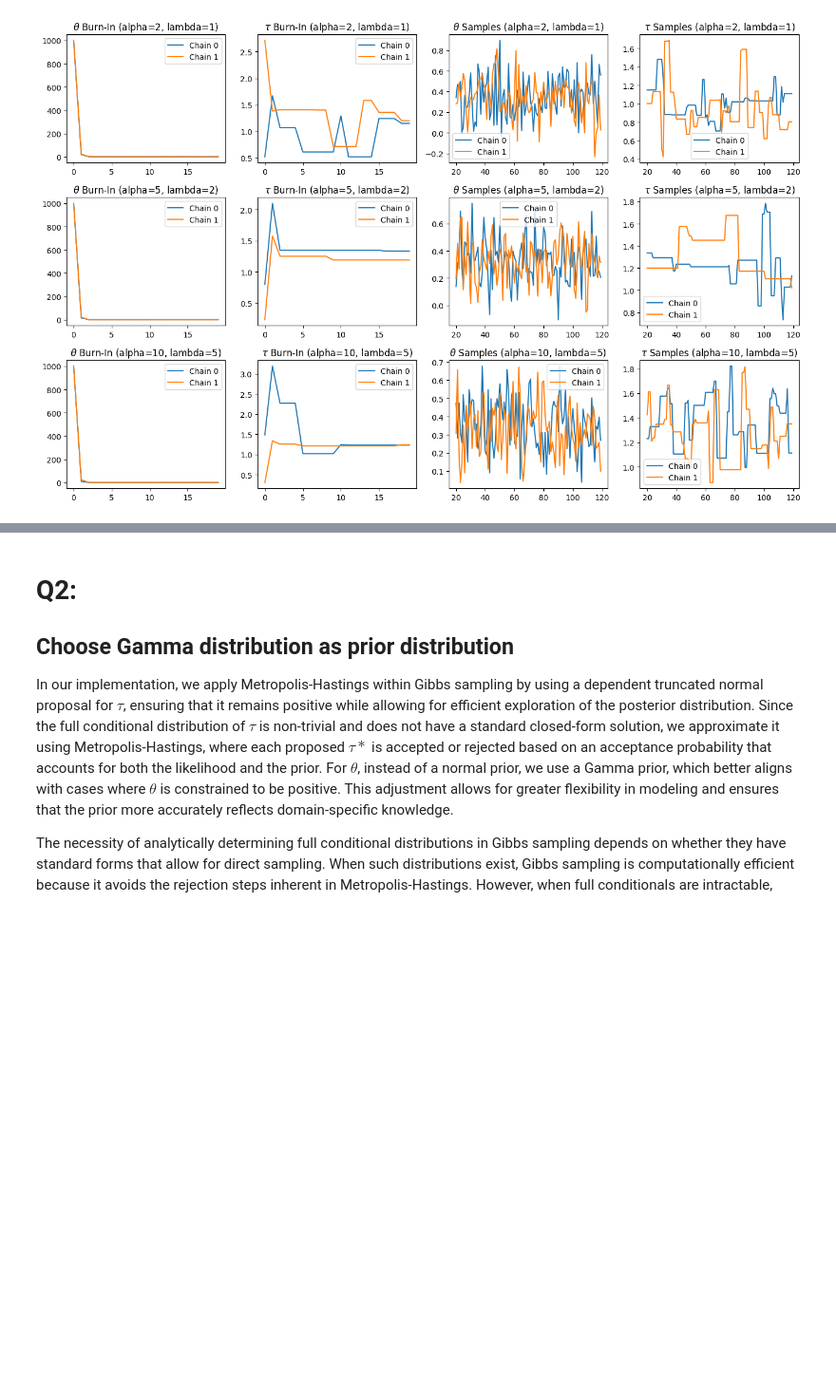
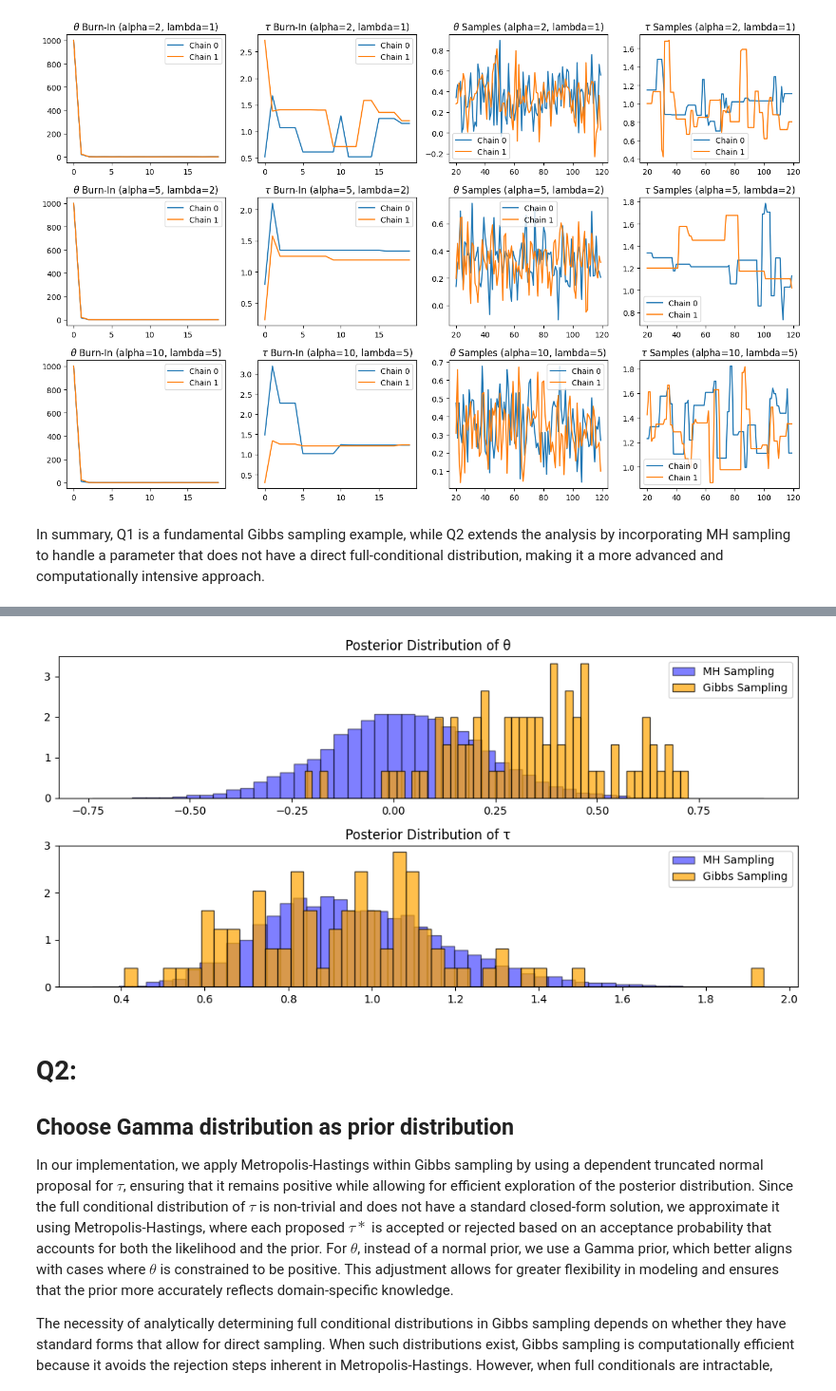
Before and after one commit to ShaotongLi-Max/STA365_HW4_MaxLI, a Jupyter notebook: HW4.ipynb, the cells around one changed output, grey strips where cells are left out. Shown at 95% size. Cells and saved outputs as stored; diff of their text form; code cells hidden in the pictures; blank space fills up the shorter version.

```diff
--- a/HW4.ipynb
+++ b/HW4.ipynb
@@ -82,3 +82,81 @@ plt.tight_layout()
 plt.show()
 # %% [output]
 [figure]
+# %% [markdown]
+In summary, Q1 is a fundamental Gibbs sampling example, while Q2 extends the analysis by incorporating MH sampling to handle a parameter that does not have a direct full-conditional distribution, making it a more advanced and computationally intensive approach.
+# %%
+import numpy as np
+import matplotlib.pyplot as plt
+from scipy import stats
+
+def GibbsSample(n, alpha=3, lda=3, theta0=3, tau0=3, C=1, G=100, m=9, s=0.5, x_t=None):
+    np.random.seed(365)
+    x = x_t[:n]
+    theta, tau = np.zeros([C, G]), np.zeros([C, G])
+    for c in range(C):
+        for g in range(1, G):
+            tau[c, g] = stats.gamma(a=(n + alpha) / 2, scale=2 / (lda + sum((theta[c, g - 1] - x) ** 2))).rvs(1)
+            theta[c, g] = stats.norm((sum(x) * tau[c, g] + theta0 * tau0) / (n * tau[c, g] + tau0),
+                                     1 / (n * tau[c, g] + tau0) ** 0.5).rvs(1)
+    return theta, tau
+
+n = 30
+x = stats.norm(loc=0, scale=1).rvs(size=n)
+C, G = 2, 10000
+alpha, lambda_param = 3, 3
+theta, tau = np.zeros([C, G]), np.zeros([C, G])
+theta[:, 0] = 1000
+tau[:, 0] = stats.expon(scale=1).rvs(size=C)
+
+for c in range(C):
+    for g in range(1, G):
+        tau_proposal = stats.gamma(a=alpha, scale=1 / lambda_param).rvs()
+        joint_prob_current = np.prod(stats.norm(loc=theta[c, g - 1], scale=1 / np.sqrt(tau[c, g - 1])).pdf(x)) * \
+                             stats.gamma(a=alpha, scale=1 / lambda_param).pdf(tau[c, g - 1])
+        joint_prob_proposed = np.prod(stats.norm(loc=theta[c, g - 1], scale=1 / np.sqrt(tau_proposal)).pdf(x)) * \
+                              stats.gamma(a=alpha, scale=1 / lambda_param).pdf(tau_proposal)
+        acceptance_probability = min(1, joint_prob_proposed / joint_prob_current)
+        if stats.uniform().rvs() < acceptance_probability:
+            tau[c, g] = tau_proposal
+        else:
+            tau[c, g] = tau[c, g - 1]
+        theta[c, g] = stats.norm(np.mean(x), 1 / (n * tau[c, g]) ** 0.5).rvs()
+
+burn = 20
+theta_mh_mean = np.mean(theta[:, burn:], axis=1)
+theta_mh_ci = np.percentile(theta[:, burn:], [2.5, 97.5], axis=1)
+tau_mh_mean = np.mean(tau[:, burn:], axis=1)
+tau_mh_ci = np.percentile(tau[:, burn:], [2.5, 97.5], axis=1)
+
+samp_tha, samp_tu = GibbsSample(n, x_t=x)
+thas, tus = samp_tha[0, burn:], samp_tu[0, burn:]
+theta_gibbs_mean = np.mean(thas)
+theta_gibbs_ci = np.percentile(thas, [2.5, 97.5])
+tau_gibbs_mean = np.mean(tus)
+tau_gibbs_ci = np.percentile(tus, [2.5, 97.5])
+
+print("Comparison of θ Estimates:")
+print(f"MH Mean: {theta_mh_mean}, CI: {theta_mh_ci}")
+print(f"Gibbs Mean: {theta_gibbs_mean}, CI: {theta_gibbs_ci}")
+
+print("\nComparison of τ Estimates:")
+print(f"MH Mean: {tau_mh_mean}, CI: {tau_mh_ci}")
+print(f"Gibbs Mean: {tau_gibbs_mean}, CI: {tau_gibbs_ci}")
+
+plt.figure(figsize=(10, 5))
+
+plt.subplot(2, 1, 1)
+plt.hist(theta[:, burn:].flatten(), bins=50, alpha=0.5, label="MH Sampling", color="blue", density=True, edgecolor="black")
+plt.hist(thas, bins=50, alpha=0.7, label="Gibbs Sampling", color="orange", density=True, edgecolor="black")
+plt.legend()
+plt.title("Posterior Distribution of θ")
+
+plt.subplot(2, 1, 2)
+plt.hist(tau[:, burn:].flatten(), bins=50, alpha=0.5, label="MH Sampling", color="blue", density=True, edgecolor="black")
+plt.hist(tus, bins=50, alpha=0.7, label="Gibbs Sampling", color="orange", density=True, edgecolor="black")
+plt.legend()
+plt.title("Posterior Distribution of τ")
+
+plt.tight_layout()
+plt.show()
+# %% [output]
@@ -85,3 +172,4 @@ plt.show()
+[figure, added]
 # %% [markdown]
 # Q2:
 ## Choose Gamma distribution as prior distribution
```
Also changed, not shown: parts of 1 cell of this notebook.
